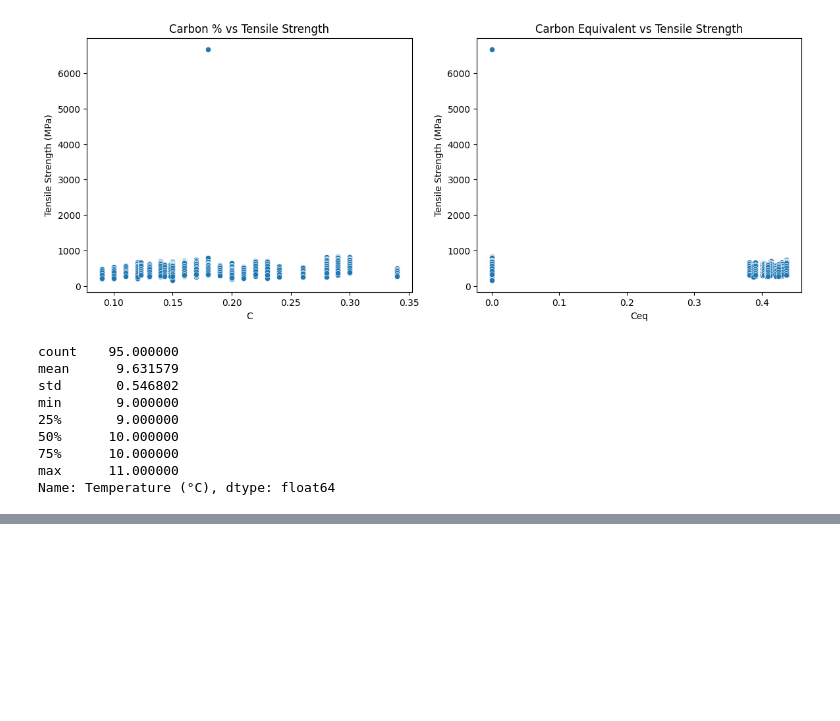
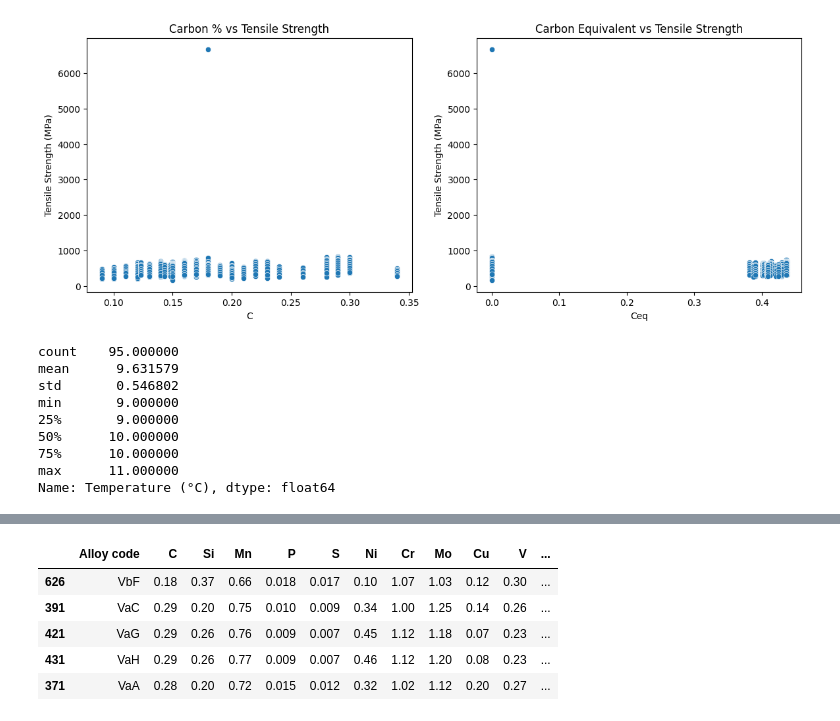
Before and after one commit to siddd776/Property_prediction_of_material, a Jupyter notebook: Property_prediction.ipynb, the cells around one changed output, grey strips where cells are left out. Cells and saved outputs as stored; diff of their text form; code cells hidden in the pictures; blank space fills up the shorter version.

```diff
--- a/Property_prediction.ipynb
+++ b/Property_prediction.ipynb
@@ -133,0 +169,9 @@ Name: Temperature (°C), dtype: float64
+# %%
+Data.nlargest(5, 'Tensile Strength (MPa)')
+# %% [output]
+|  | Alloy code | C | Si | Mn | P | S | Ni | Cr | Mo | Cu | V | ... |
+| 626 | VbF | 0.18 | 0.37 | 0.66 | 0.018 | 0.017 | 0.10 | 1.07 | 1.03 | 0.12 | 0.30 | ... |
+| 391 | VaC | 0.29 | 0.20 | 0.75 | 0.010 | 0.009 | 0.34 | 1.00 | 1.25 | 0.14 | 0.26 | ... |
+| 421 | VaG | 0.29 | 0.26 | 0.76 | 0.009 | 0.007 | 0.45 | 1.12 | 1.18 | 0.07 | 0.23 | ... |
+| 431 | VaH | 0.29 | 0.26 | 0.77 | 0.009 | 0.007 | 0.46 | 1.12 | 1.20 | 0.08 | 0.23 | ... |
+| 371 | VaA | 0.28 | 0.20 | 0.72 | 0.015 | 0.012 | 0.32 | 1.02 | 1.12 | 0.20 | 0.27 | ... |
```
Also changed, not shown: parts of 12 cells of this notebook.
